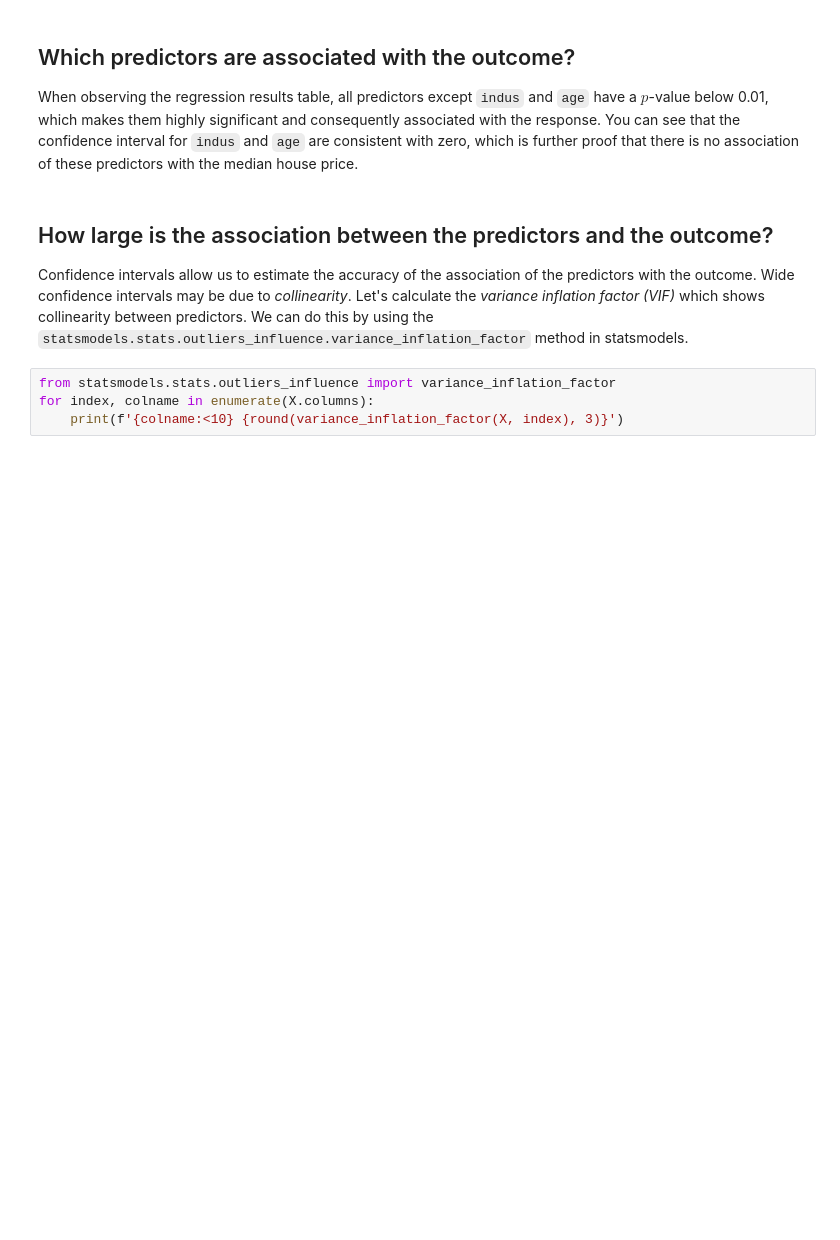
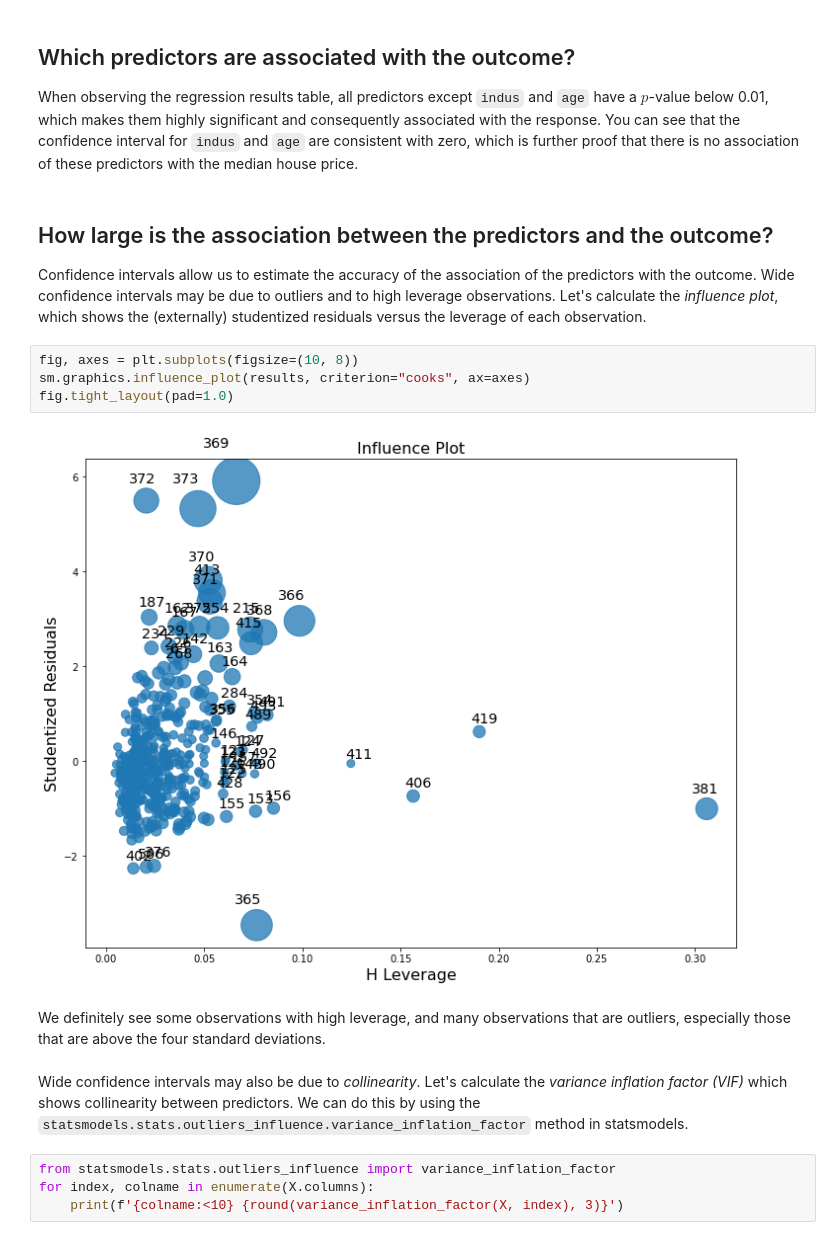
Before and after one commit to capac/ISLwR-python-code, a Jupyter notebook: chapter-3/Chapter 3. Linear Regression - Lab.ipynb, the cells around one changed output. Drawn from its saved outputs; the diff is of its cells as text; blank space fills up the shorter version.

```diff
--- a/chapter-3/Chapter 3. Linear Regression - Lab.ipynb
+++ b/chapter-3/Chapter 3. Linear Regression - Lab.ipynb
@@ -125,7 +125,17 @@ When observing the regression results table, all predictors except `indus` and `
 # %% [markdown]
 ## How large is the association between the predictors and the outcome?
 
-Confidence intervals allow us to estimate the accuracy of the association of the predictors with the outcome. Wide confidence intervals may be due to _collinearity_. Let's calculate the _variance inflation factor (VIF)_ which shows collinearity between predictors. We can do this by using the `statsmodels.stats.outliers_influence.variance_inflation_factor` method in statsmodels.
+Confidence intervals allow us to estimate the accuracy of the association of the predictors with the outcome. Wide confidence intervals may be due to outliers and to high leverage observations. Let's calculate the _influence plot_, which shows the (externally) studentized residuals versus the leverage of each observation.
+# %%
+fig, axes = plt.subplots(figsize=(10, 8))
+sm.graphics.influence_plot(results, criterion="cooks", ax=axes)
+fig.tight_layout(pad=1.0)
+# %% [output]
+[figure, added]
+# %% [markdown]
+We definitely see some observations with high leverage, and many observations that are outliers, especially those that are above the four standard deviations.
+# %% [markdown]
+Wide confidence intervals may also be due to _collinearity_. Let's calculate the _variance inflation factor (VIF)_ which shows collinearity between predictors. We can do this by using the `statsmodels.stats.outliers_influence.variance_inflation_factor` method in statsmodels.
 # %%
 from statsmodels.stats.outliers_influence import variance_inflation_factor
 for index, colname in enumerate(X.columns):
```
Also changed, not shown: parts of 12 cells of this notebook.
